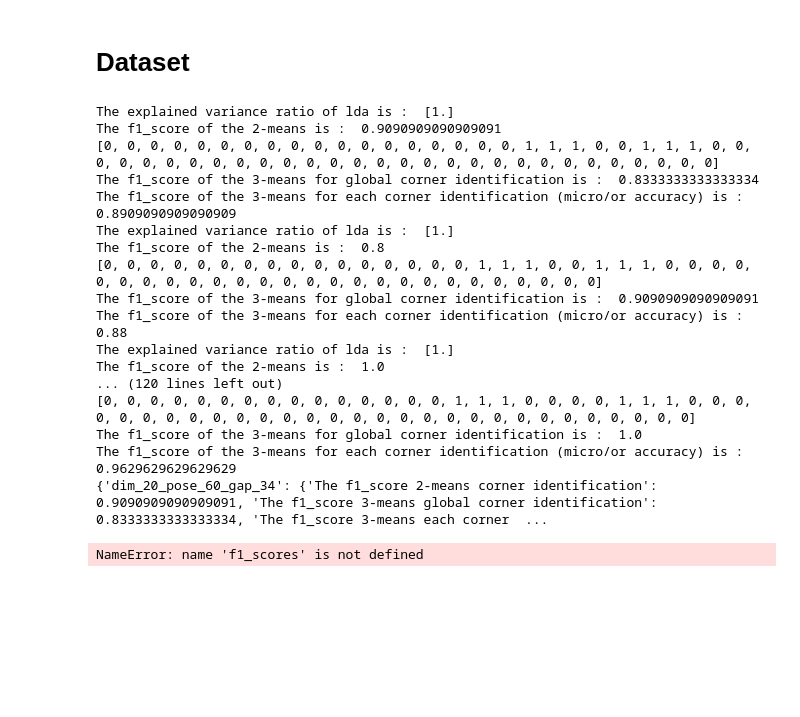
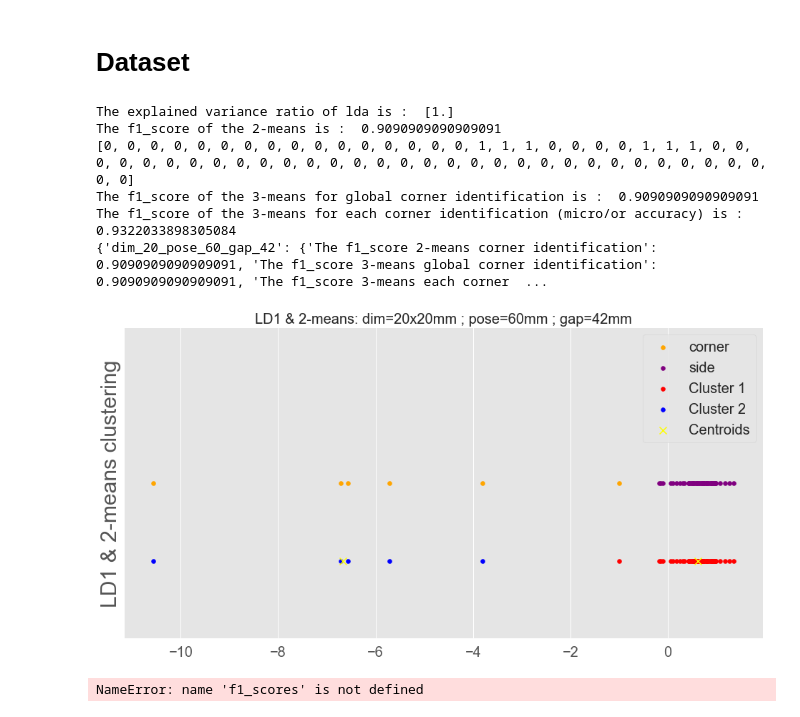
Before and after one commit to ej3517/FYP_EEE_Proprioceptive_Robot_Hand, a Jupyter notebook: DataProcessing/pipeline_multiple_sim_lda_kcluster.ipynb, the cells around one changed output. Saved outputs shown, nothing was run; the diff lists cells and outputs as text; code cells hidden in the pictures; blank space fills up the shorter version.

```diff
--- a/DataProcessing/pipeline_multiple_sim_lda_kcluster.ipynb
+++ b/DataProcessing/pipeline_multiple_sim_lda_kcluster.ipynb
@@ -93,7 +93,7 @@ def plot_ld1_2means(lda_X,y,y_k2means,dim,pose,gap):
 
             fig, ax = plt.subplots()
             plt.style.use("ggplot")
-            plt.rcParams["figure.figsize"] = (12,8)
+            plt.rcParams["figure.figsize"] = (16,8)
             ax.axes.yaxis.set_ticks([])
             plt.ylabel('LD1 & 2-means clustering')
             plt.scatter(lda_X[y==0], np.full((len(lda_X[y==0]),),2), color='orange', label='corner')
@@ -102,11 +102,11 @@ def plot_ld1_2means(lda_X,y,y_k2means,dim,pose,gap):
             plt.scatter(lda_X[y_k2means==1], np.full((len(lda_X[y_k2means==1]),),1.0), c='blue', label ='Cluster 2')
             plt.scatter(k2means.cluster_centers_[:, 0], np.full((len(k2means.cluster_centers_[:, 0]),),1.0),
                         s=100, c='yellow', marker='x',label = 'Centroids')
-            plt.plot([-1.4,-1.4],[0,4],'--',color='g')
+            #plt.plot([-1.4,-1.4],[0,4],'--',color='g')
             plt.ylim(0,4)
             ax.legend()
             plt.title("LD1 & 2-means: dim="+str(dim)+'x'+str(dim)+ 'mm ; pose='+str(pose)+'mm ; gap='+str(gap)+'mm',fontsize=20)
-            #plt.savefig('LD1_2_means_dim'+str(dim)+'x'+str(dim)+ '_pose_'+str(pose)+'_gap_'+str(gap)+'.png')
+            plt.savefig('LD1_2_means_dim'+str(dim)+'x'+str(dim)+ '_pose_'+str(pose)+'_gap_'+str(gap)+'.png')
             #Plot the centroid. This time we're going to use the cluster centres  #attribute that returns here the coordinates of the centroid.
 
             ##########################################################################################
@@ -199,9 +199,9 @@ def plot_raw_3means(sides_pos,corners_pos,angle_array,half_window_size,y_k3means
 with open('../Simulation/multiple_sqrt_sim_data_pos.json') as f:
     full_data_dict = json.load(f)
 
-poses_drf = [60,65,70]
-finger_gaps = [34,42,50]
-sqrt_sides = [20,25,30]
+poses_drf = [60,]#65,70]
+finger_gaps = [42]#[34,42,50]
+sqrt_sides = [20]#,25,30]
 f1_scores = {}
 
 for pose in poses_drf:
@@ -293,7 +293,7 @@ for pose in poses_drf:
             y_k3means = k3means.fit_predict(lda_X)
 
             ##########################################################################################
-            #plot_ld1_2means(lda_X,y,y_k2means,dim,pose,gap)
+            plot_ld1_2means(lda_X,y,y_k2means,dim,pose,gap)
             ##########################################################################################
             #plot_raw_2means(sides_pos,corners_pos,angle_array,half_window_size,y_k2means,dim,pose,gap)
             ##########################################################################################
@@ -333,47 +333,37 @@ for pose in poses_drf:
             # f1-score on the number of corners
             u = 0
             v = 0
             y_true_corners = []
             for i in range(len(y_true)):
                 if y_true[i] == 1 and v == 0:
                     y_true_corners += [y_true[i]]
                     u = 1
                 elif y_true[i] == 0 and u==1:
                     y_true_corners += [y_true[i]]
                     v = 1
                 elif y_true[i] == 1 and v==1:
                     y_true_corners += [2]
                 else:
                     y_true_corners += [y_true[i]]
             acc_3means = accuracy_score(y_true_corners,y_k3means)
             print("The f1_score of the 3-means for each corner identification (micro/or accuracy) is : ",
                   acc_3means)
 
             f1_scores[dict_key] = {
                 "The f1_score 2-means corner identification" : f1_score_2means,
                 "The f1_score 3-means global corner identification" : f1_score_3means,
                 "The f1_score 3-means each corner identification" : acc_3means
             }
 
 print(f1_scores)
 # %% [output]
 The explained variance ratio of lda is :  [1.]
 The f1_score of the 2-means is :  0.9090909090909091
-[0, 0, 0, 0, 0, 0, 0, 0, 0, 0, 0, 0, 0, 0, 0, 0, 0, 0, 1, 1, 1, 0, 0, 1, 1, 1, 0, 0, 0, 0, 0, 0, 0, 0, 0, 0, 0, 0, 0, 0, 0, 0, 0, 0, 0, 0, 0, 0, 0, 0, 0, 0, 0, 0, 0]
-The f1_score of the 3-means for global corner identification is :  0.8333333333333334
-The f1_score of the 3-means for each corner identification (micro/or accuracy) is :  0.8909090909090909
-The explained variance ratio of lda is :  [1.]
-The f1_score of the 2-means is :  0.8
-[0, 0, 0, 0, 0, 0, 0, 0, 0, 0, 0, 0, 0, 0, 0, 0, 1, 1, 1, 0, 0, 1, 1, 1, 0, 0, 0, 0, 0, 0, 0, 0, 0, 0, 0, 0, 0, 0, 0, 0, 0, 0, 0, 0, 0, 0, 0, 0, 0, 0]
+[0, 0, 0, 0, 0, 0, 0, 0, 0, 0, 0, 0, 0, 0, 0, 0, 1, 1, 1, 0, 0, 0, 0, 1, 1, 1, 0, 0, 0, 0, 0, 0, 0, 0, 0, 0, 0, 0, 0, 0, 0, 0, 0, 0, 0, 0, 0, 0, 0, 0, 0, 0, 0, 0, 0, 0, 0, 0, 0]
 The f1_score of the 3-means for global corner identification is :  0.9090909090909091
-The f1_score of the 3-means for each corner identification (micro/or accuracy) is :  0.88
-The explained variance ratio of lda is :  [1.]
-The f1_score of the 2-means is :  1.0
-... (120 lines left out)
-[0, 0, 0, 0, 0, 0, 0, 0, 0, 0, 0, 0, 0, 0, 0, 1, 1, 1, 0, 0, 0, 0, 1, 1, 1, 0, 0, 0, 0, 0, 0, 0, 0, 0, 0, 0, 0, 0, 0, 0, 0, 0, 0, 0, 0, 0, 0, 0, 0, 0, 0, 0, 0, 0]
-The f1_score of the 3-means for global corner identification is :  1.0
-The f1_score of the 3-means for each corner identification (micro/or accuracy) is :  0.9629629629629629
-{'dim_20_pose_60_gap_34': {'The f1_score 2-means corner identification': 0.9090909090909091, 'The f1_score 3-means global corner identification': 0.8333333333333334, 'The f1_score 3-means each corner  ...
+The f1_score of the 3-means for each corner identification (micro/or accuracy) is :  0.9322033898305084
+{'dim_20_pose_60_gap_42': {'The f1_score 2-means corner identification': 0.9090909090909091, 'The f1_score 3-means global corner identification': 0.9090909090909091, 'The f1_score 3-means each corner  ...
+[figure, added]
 # %%
 # !!!!!!!!!!!!! this can wipe out the file !!!!!!!!!!!!
 with open("f1_scores_sqrt_dim_w_5.json", 'w') as f:
```
Also changed, not shown: parts of 1 cell of this notebook, 47 other files.
